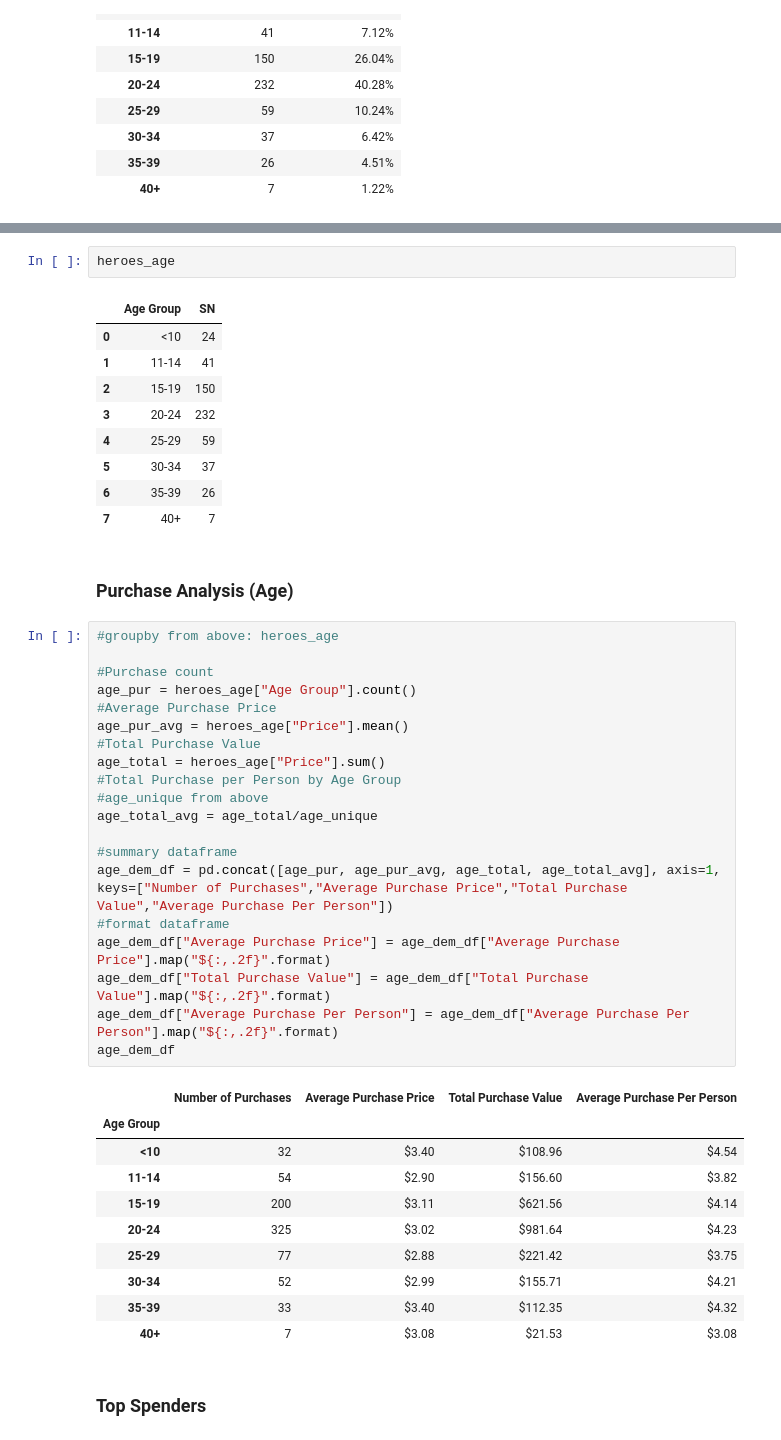
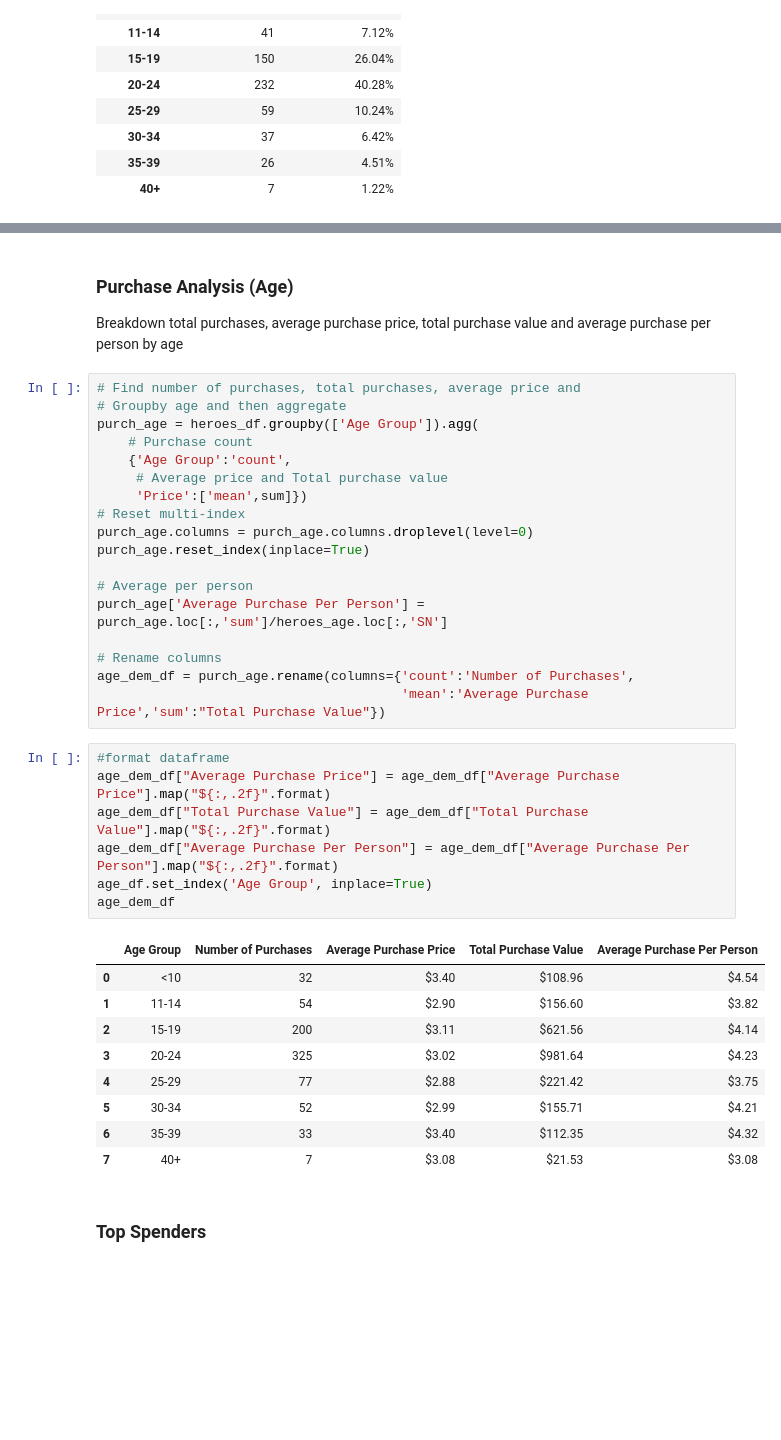
Before and after one commit to jackrapp/pandas_hw, a Jupyter notebook: Heroes_of_Pymoli.ipynb, the cells around one changed output, grey strips where cells are left out. Cells and saved outputs as stored; diff of their text form; blank space fills up the shorter version.

Commit message:
code up to top purchasers

```diff
--- a/Heroes_of_Pymoli.ipynb
+++ b/Heroes_of_Pymoli.ipynb
@@ -170,48 +176,41 @@ plt.show()
-# %%
-heroes_age
-# %% [output]
-|  | Age Group | SN |
-| 0 | <10 | 24 |
-| 1 | 11-14 | 41 |
-| 2 | 15-19 | 150 |
-| 3 | 20-24 | 232 |
-| 4 | 25-29 | 59 |
-| 5 | 30-34 | 37 |
-| 6 | 35-39 | 26 |
-| 7 | 40+ | 7 |
-# %% [markdown]
-### Purchase Analysis (Age)
+# %% [markdown]
+### Purchase Analysis (Age)
+Breakdown total purchases, average purchase price, total purchase value and average purchase per person by age
+# %%
+# Find number of purchases, total purchases, average price and
+# Groupby age and then aggregate
+purch_age = heroes_df.groupby(['Age Group']).agg(
+    # Purchase count
+    {'Age Group':'count',
+     # Average price and Total purchase value
+     'Price':['mean',sum]})
+# Reset multi-index
+purch_age.columns = purch_age.columns.droplevel(level=0)
+purch_age.reset_index(inplace=True)
+
+# Average per person
+purch_age['Average Purchase Per Person'] = purch_age.loc[:,'sum']/heroes_age.loc[:,'SN']
+
+# Rename columns
+age_dem_df = purch_age.rename(columns={'count':'Number of Purchases',
+                                       'mean':'Average Purchase Price','sum':"Total Purchase Value"})
 # %%
-#groupby from above: heroes_age
-
-#Purchase count
-age_pur = heroes_age["Age Group"].count()
-#Average Purchase Price
-age_pur_avg = heroes_age["Price"].mean()
-#Total Purchase Value
-age_total = heroes_age["Price"].sum()
-#Total Purchase per Person by Age Group
-#age_unique from above
-age_total_avg = age_total/age_unique
-
-#summary dataframe
-age_dem_df = pd.concat([age_pur, age_pur_avg, age_total, age_total_avg], axis=1, keys=["Number of Purchases","Average Purchase Price","Total Purchase Value","Average Purchase Per Person"])
 #format dataframe
 age_dem_df["Average Purchase Price"] = age_dem_df["Average Purchase Price"].map("${:,.2f}".format)
 age_dem_df["Total Purchase Value"] = age_dem_df["Total Purchase Value"].map("${:,.2f}".format)
 age_dem_df["Average Purchase Per Person"] = age_dem_df["Average Purchase Per Person"].map("${:,.2f}".format)
+age_df.set_index('Age Group', inplace=True)
 age_dem_df
 # %% [output]
-|  | Number of Purchases | Average Purchase Price | Total Purchase Value | Average Purchase Per Person |
-| Age Group |  |  |  |  |
-| <10 | 32 | $3.40 | $108.96 | $4.54 |
-| 11-14 | 54 | $2.90 | $156.60 | $3.82 |
-| 15-19 | 200 | $3.11 | $621.56 | $4.14 |
-| 20-24 | 325 | $3.02 | $981.64 | $4.23 |
-| 25-29 | 77 | $2.88 | $221.42 | $3.75 |
-| 30-34 | 52 | $2.99 | $155.71 | $4.21 |
-| 35-39 | 33 | $3.40 | $112.35 | $4.32 |
-| 40+ | 7 | $3.08 | $21.53 | $3.08 |
+|  | Age Group | Number of Purchases | Average Purchase Price | Total Purchase Value | Average Purchase Per Person |
+| 0 | <10 | 32 | $3.40 | $108.96 | $4.54 |
+| 1 | 11-14 | 54 | $2.90 | $156.60 | $3.82 |
+| 2 | 15-19 | 200 | $3.11 | $621.56 | $4.14 |
+| 3 | 20-24 | 325 | $3.02 | $981.64 | $4.23 |
+| 4 | 25-29 | 77 | $2.88 | $221.42 | $3.75 |
+| 5 | 30-34 | 52 | $2.99 | $155.71 | $4.21 |
+| 6 | 35-39 | 33 | $3.40 | $112.35 | $4.32 |
+| 7 | 40+ | 7 | $3.08 | $21.53 | $3.08 |
 # %% [markdown]
 ### Top Spenders
 # %%
```
Also changed, not shown: parts of 8 cells of this notebook.
